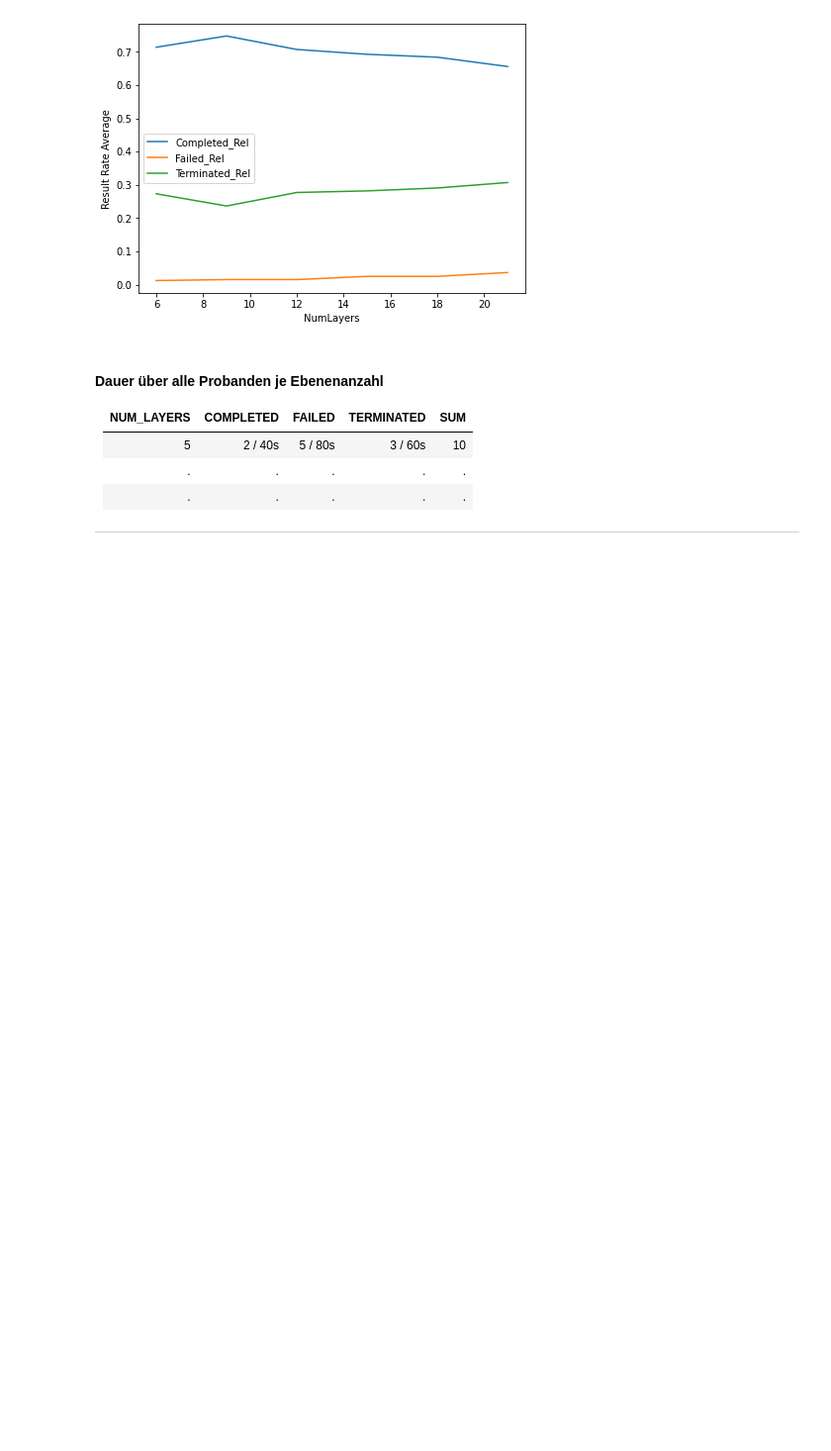
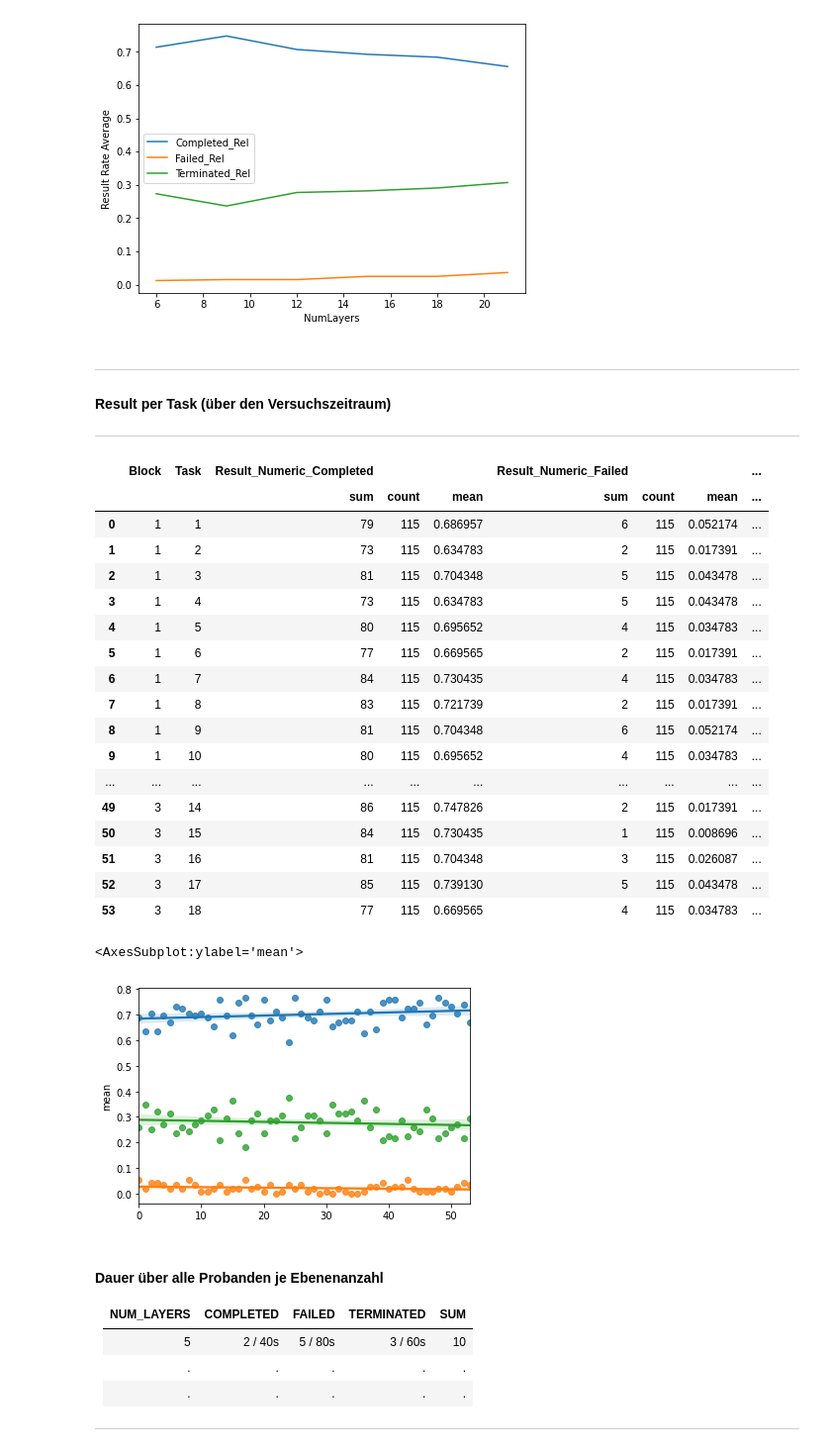
Before and after one commit to visualengineers/reflex-avi2022-results, a Jupyter notebook: code/zelasto study.ipynb, the cells around one changed output. Shown at 99% size. Drawn from its saved outputs; the diff is of its cells as text; code cells hidden in the pictures; blank space fills up the shorter version.

```diff
--- a/code/zelasto study.ipynb
+++ b/code/zelasto study.ipynb
@@ -711,6 +712,56 @@ df_rates.to_csv(rf'{export}rates_global_layers.csv', sep= ";")
 | 4 | 18 | 708 | 0.684058 | 26 | 0.025121 | 301 | 0.290821 | ... |
 | 5 | 21 | 679 | 0.656039 | 38 | 0.036715 | 318 | 0.307246 | ... |
 [figure]
+# %% [markdown]
+---
+#### Result per Task (über den Versuchszeitraum)
+---
+# %%
+import seaborn as sns
+
+df_timeStat = pd.read_csv(rf'{export}results.csv', sep=";")
+
+df_times = pd.DataFrame()
+
+# select all combinations of mappng method / num layers
+
+# group all byNumLayers and Result
+# compute sum and count for each combination
+# pivot results into columns
+grouped = df_timeStat.groupby(["Block", "Task"])[["Result_Numeric_Completed", "Result_Numeric_Failed", "Result_Numeric_Terminated"]].agg(["sum", "count", "mean"]).reset_index()
+# .agg(["sum", "count", "mean"]).reset_index().pivot(index="Trial", columns="Result")
+# m_idx = pd.MultiIndex.from_frame(grouped)
+
+display(grouped)
+
+sns.regplot(x=grouped.index, y=grouped["Result_Numeric_Completed"]["mean"])
+sns.regplot(x=grouped.index, y=grouped["Result_Numeric_Failed"]["mean"])
+sns.regplot(x=grouped.index, y=grouped["Result_Numeric_Terminated"]["mean"])
+
+# ax = grouped["Result_Numeric_Completed"]["mean"].plot()
+# ax = grouped["Result_Numeric_Failed"]["mean"].plot()
+# ax = grouped["Result_Numeric_Terminated"]["mean"].plot()
+# %% [output]
+|  | Block | Task | Result_Numeric_Completed |  |  | Result_Numeric_Failed |  |  | ... |
+|  |  |  | sum | count | mean | sum | count | mean | ... |
+| 0 | 1 | 1 | 79 | 115 | 0.686957 | 6 | 115 | 0.052174 | ... |
+| 1 | 1 | 2 | 73 | 115 | 0.634783 | 2 | 115 | 0.017391 | ... |
+| 2 | 1 | 3 | 81 | 115 | 0.704348 | 5 | 115 | 0.043478 | ... |
+| 3 | 1 | 4 | 73 | 115 | 0.634783 | 5 | 115 | 0.043478 | ... |
+| 4 | 1 | 5 | 80 | 115 | 0.695652 | 4 | 115 | 0.034783 | ... |
+| 5 | 1 | 6 | 77 | 115 | 0.669565 | 2 | 115 | 0.017391 | ... |
+| 6 | 1 | 7 | 84 | 115 | 0.730435 | 4 | 115 | 0.034783 | ... |
+| 7 | 1 | 8 | 83 | 115 | 0.721739 | 2 | 115 | 0.017391 | ... |
+| 8 | 1 | 9 | 81 | 115 | 0.704348 | 6 | 115 | 0.052174 | ... |
+| 9 | 1 | 10 | 80 | 115 | 0.695652 | 4 | 115 | 0.034783 | ... |
+| ... | ... | ... | ... | ... | ... | ... | ... | ... | ... |
+| 49 | 3 | 14 | 86 | 115 | 0.747826 | 2 | 115 | 0.017391 | ... |
+| 50 | 3 | 15 | 84 | 115 | 0.730435 | 1 | 115 | 0.008696 | ... |
+| 51 | 3 | 16 | 81 | 115 | 0.704348 | 3 | 115 | 0.026087 | ... |
+| 52 | 3 | 17 | 85 | 115 | 0.739130 | 5 | 115 | 0.043478 | ... |
+| 53 | 3 | 18 | 77 | 115 | 0.669565 | 4 | 115 | 0.034783 | ... |
+<AxesSubplot:ylabel='mean'>
+[figure, added]
 # %% [markdown]
 #### Dauer über alle Probanden je Ebenenanzahl
 
```
Also changed, not shown: parts of 2 cells of this notebook.
